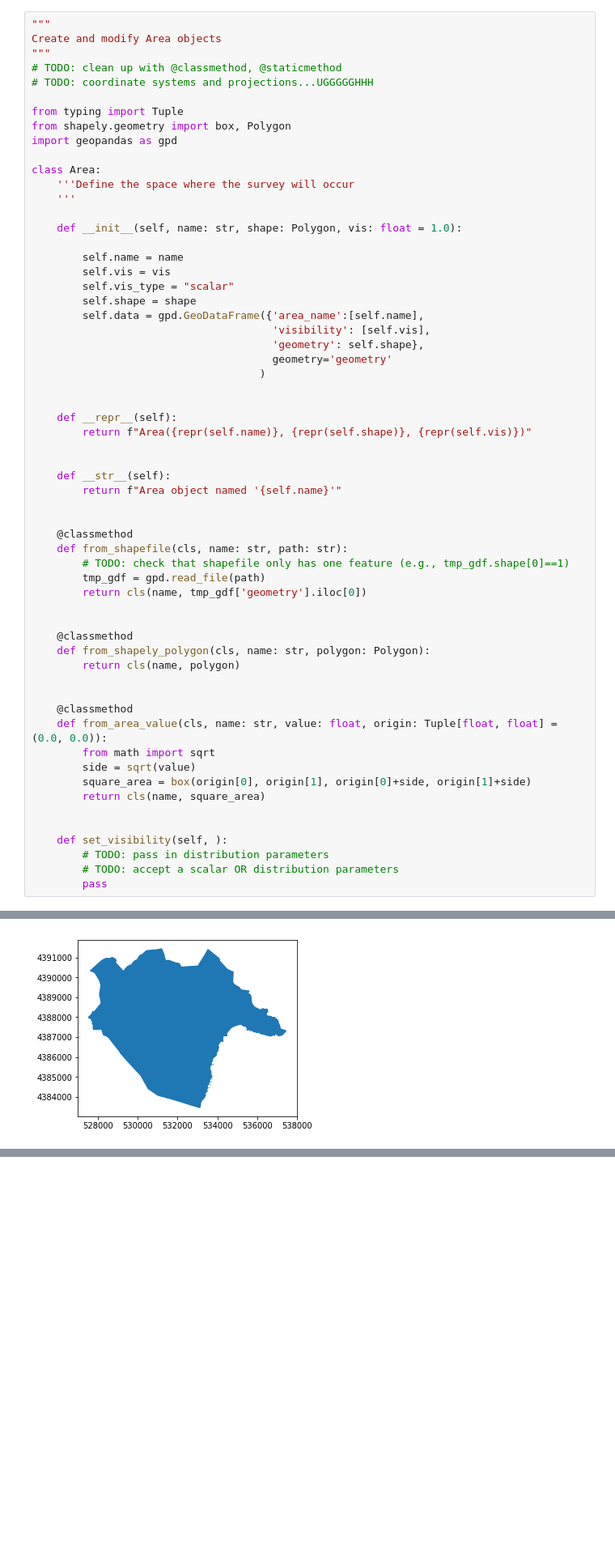
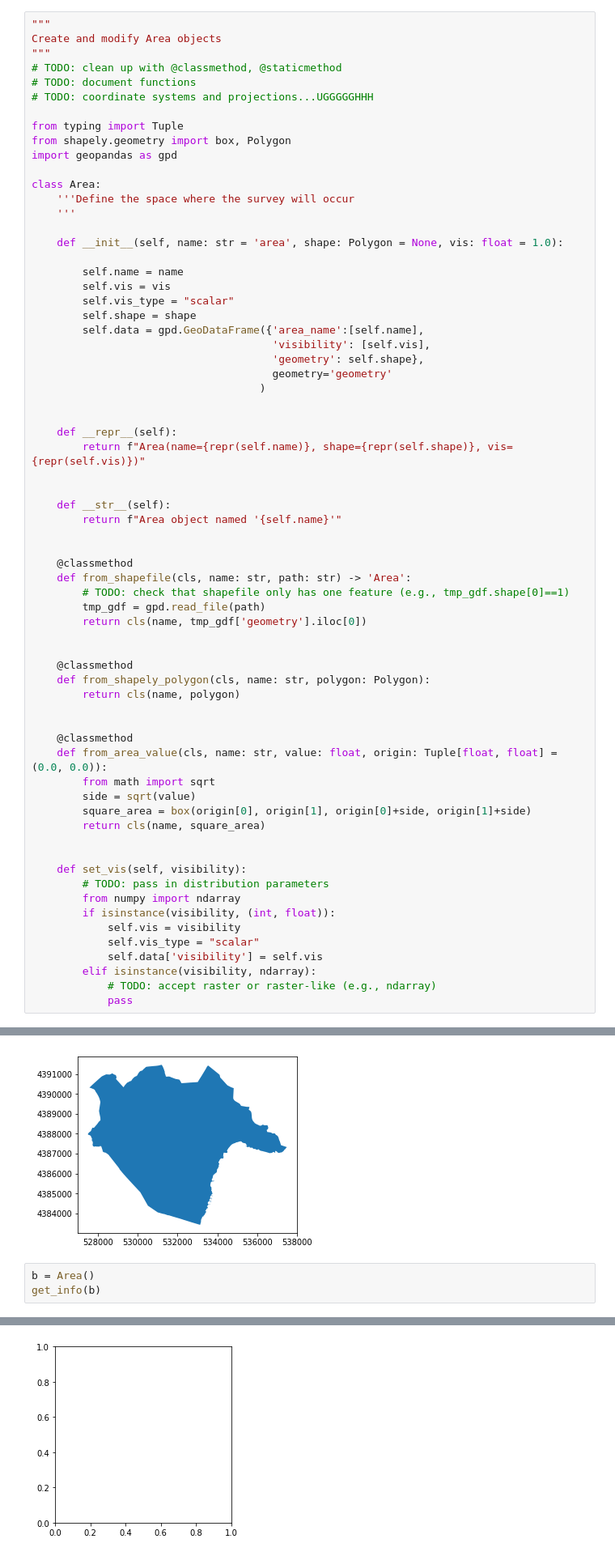
Before and after one commit to deppen8/prospect, a Jupyter notebook: notebooks/area_test.ipynb, the cells around one changed output, grey strips where cells are left out. Shown: that part at 81% size. Cells and saved outputs as stored; diff of their text form; blank space fills up the shorter version.

```diff
--- a/notebooks/area_test.ipynb
+++ b/notebooks/area_test.ipynb
@@ -5,6 +5,7 @@
 Create and modify Area objects
 """
 # TODO: clean up with @classmethod, @staticmethod
+# TODO: document functions
 # TODO: coordinate systems and projections...UGGGGGHHH
 
 from typing import Tuple
@@ -15,7 +16,7 @@ class Area:
     '''Define the space where the survey will occur
     '''
 
-    def __init__(self, name: str, shape: Polygon, vis: float = 1.0):
+    def __init__(self, name: str = 'area', shape: Polygon = None, vis: float = 1.0):
 
         self.name = name
         self.vis = vis
@@ -29,7 +30,7 @@ class Area:
 
 
     def __repr__(self):
-        return f"Area({repr(self.name)}, {repr(self.shape)}, {repr(self.vis)})"
+        return f"Area(name={repr(self.name)}, shape={repr(self.shape)}, vis={repr(self.vis)})"
 
 
     def __str__(self):
@@ -37,7 +38,7 @@ class Area:
 
 
     @classmethod
-    def from_shapefile(cls, name: str, path: str):
+    def from_shapefile(cls, name: str, path: str) -> 'Area':
         # TODO: check that shapefile only has one feature (e.g., tmp_gdf.shape[0]==1)
         tmp_gdf = gpd.read_file(path)
         return cls(name, tmp_gdf['geometry'].iloc[0])
@@ -56,10 +57,16 @@ class Area:
         return cls(name, square_area)
 
 
-    def set_visibility(self, ):
+    def set_vis(self, visibility):
         # TODO: pass in distribution parameters
-        # TODO: accept a scalar OR distribution parameters
-        pass
+        from numpy import ndarray
+        if isinstance(visibility, (int, float)):
+            self.vis = visibility
+            self.vis_type = "scalar"
+            self.data['visibility'] = self.vis
+        elif isinstance(visibility, ndarray):
+            # TODO: accept raster or raster-like (e.g., ndarray)
+            pass
 # %%
 def get_info(x):
     print(type(x))
@@ -81,3 +88,7 @@ get_info(a)
                                              geometry
  0  POLYGON ((531488.0310000005 4390865.6525, 5315...  }
 [figure]
+# %%
+b = Area()
+get_info(b)
+# %% [output]
@@ -84,3 +102,4 @@ get_info(a)
+[figure, added]
 # %%
 print(a)
 # %% [output]
```
Also changed, not shown: parts of 7 cells of this notebook, 1 other file.
